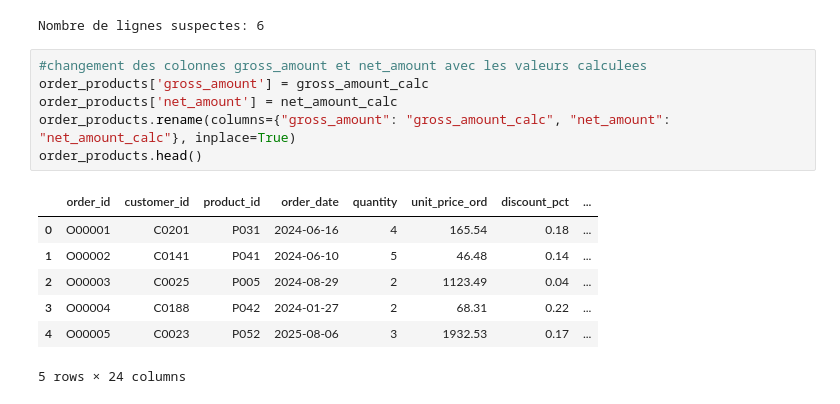
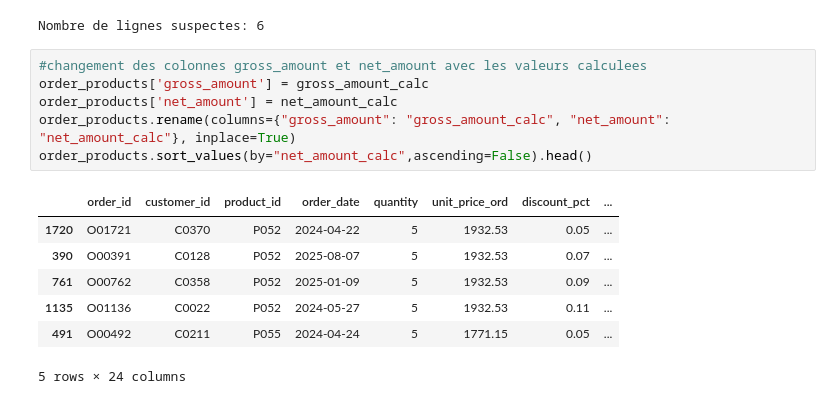
Before and after one commit to Poincare008/Mini_Projet_Pandas, a Jupyter notebook: Mini_Projet_Pandas.ipynb, the cells around one changed output. Drawn from its saved outputs; the diff is of its cells as text.

```diff
--- a/Mini_Projet_Pandas.ipynb
+++ b/Mini_Projet_Pandas.ipynb
@@ -919,14 +948,14 @@ Nombre de lignes suspectes: 6
 # %%
 #changement des colonnes gross_amount et net_amount avec les valeurs calculees
 order_products['gross_amount'] = gross_amount_calc
 order_products['net_amount'] = net_amount_calc
 order_products.rename(columns={"gross_amount": "gross_amount_calc", "net_amount": "net_amount_calc"}, inplace=True)
-order_products.head()
+order_products.sort_values(by="net_amount_calc",ascending=False).head()
 # %% [output]
 |  | order_id | customer_id | product_id | order_date | quantity | unit_price_ord | discount_pct | ... |
-| 0 | O00001 | C0201 | P031 | 2024-06-16 | 4 | 165.54 | 0.18 | ... |
-| 1 | O00002 | C0141 | P041 | 2024-06-10 | 5 | 46.48 | 0.14 | ... |
-| 2 | O00003 | C0025 | P005 | 2024-08-29 | 2 | 1123.49 | 0.04 | ... |
-| 3 | O00004 | C0188 | P042 | 2024-01-27 | 2 | 68.31 | 0.22 | ... |
-| 4 | O00005 | C0023 | P052 | 2025-08-06 | 3 | 1932.53 | 0.17 | ... |
+| 1720 | O01721 | C0370 | P052 | 2024-04-22 | 5 | 1932.53 | 0.05 | ... |
+| 390 | O00391 | C0128 | P052 | 2025-08-07 | 5 | 1932.53 | 0.07 | ... |
+| 761 | O00762 | C0358 | P052 | 2025-01-09 | 5 | 1932.53 | 0.09 | ... |
+| 1135 | O01136 | C0022 | P052 | 2024-05-27 | 5 | 1932.53 | 0.11 | ... |
+| 491 | O00492 | C0211 | P055 | 2024-04-24 | 5 | 1771.15 | 0.05 | ... |
 5 rows × 24 columns
```
Also changed, not shown: parts of 19 cells of this notebook.
